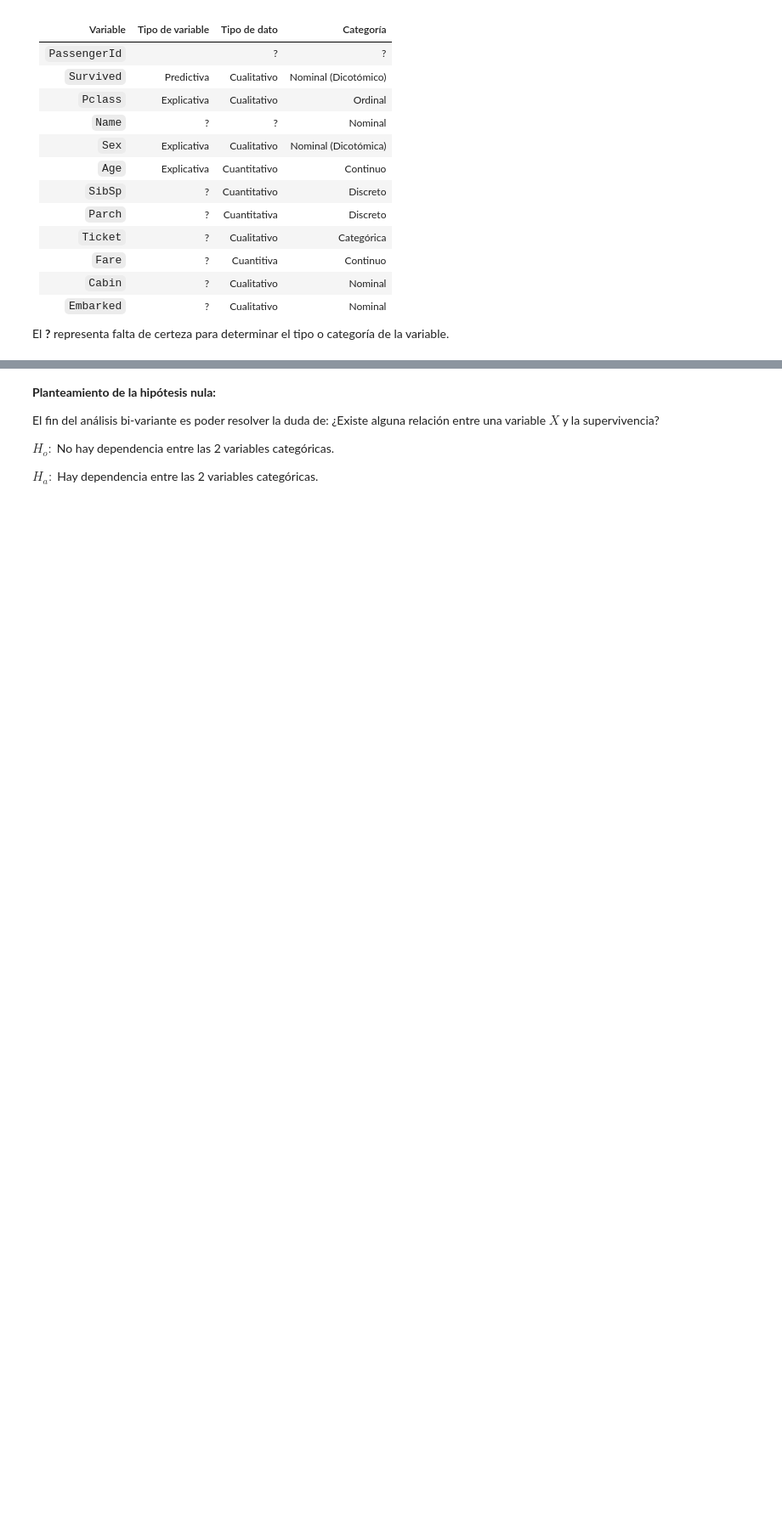
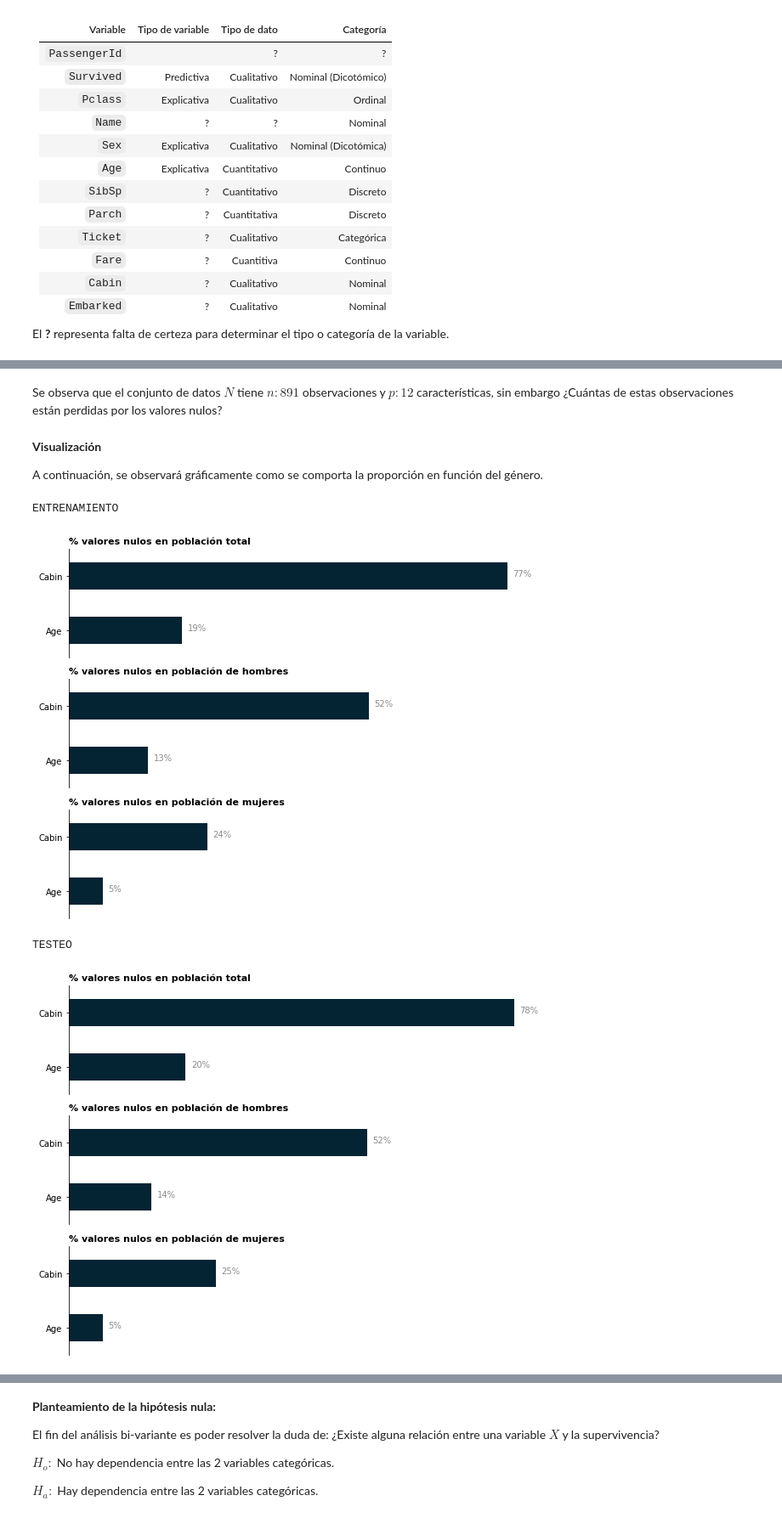
Before and after one commit to juancn95/saturdaysAI_titanic_challenge, a Jupyter notebook: SaturdaysAI_titanic_challenge.ipynb, the cells around one changed output, grey strips where cells are left out. Shown at 85% size. Drawn from its saved outputs; the diff is of its cells as text; code cells hidden in the pictures; blank space fills up the shorter version.

Commit message:
#Cabin

```diff
--- a/SaturdaysAI_titanic_challenge.ipynb
+++ b/SaturdaysAI_titanic_challenge.ipynb
@@ -303,9 +300,0 @@ El **?** representa falta de certeza para determinar el tipo o categoría de la
-# %%
-gender = df.Sex.value_counts() / len(df) * 100
-
-plt.figure(figsize=(6, 6))
-gender.plot(kind='pie')
-
-ax = plt.gca()
-ax.set_title('Proporción de género en N')
-plt.show()
@@ -313,0 +309,6 @@ plt.show()
+# %% [markdown]
+Se observa que el conjunto de datos $N$ tiene $n: 891$ observaciones y $p: 12$ características, sin embargo ¿Cuántas de estas observaciones están perdidas por los valores nulos?
+# %% [markdown]
+**Visualización**
+
+A continuación, se observará gráficamente como se comporta la proporción en función del género.
@@ -313,0 +371,10 @@ plt.show()
+# %%
+print('ENTRENAMIENTO')
+barh(df, query=['Age', 'Cabin'], size=(12, 8))
+print('TESTEO')
+barh(df2, query=['Age', 'Cabin'], size=(12, 8))
+# %% [output]
+ENTRENAMIENTO
+[figure, added]
+TESTEO
+[figure, added]
```
Also changed, not shown: parts of 48 cells of this notebook.
